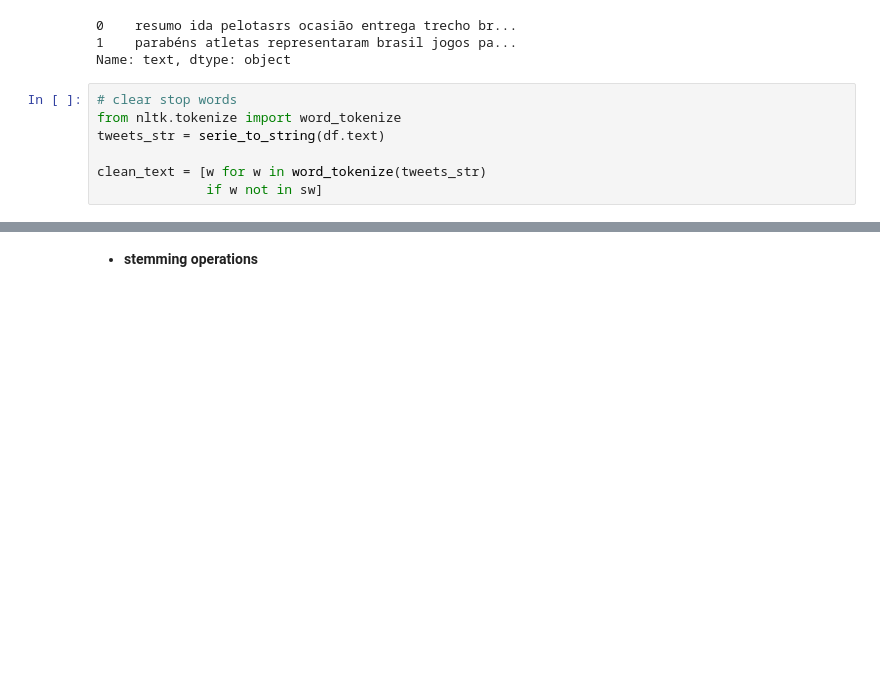
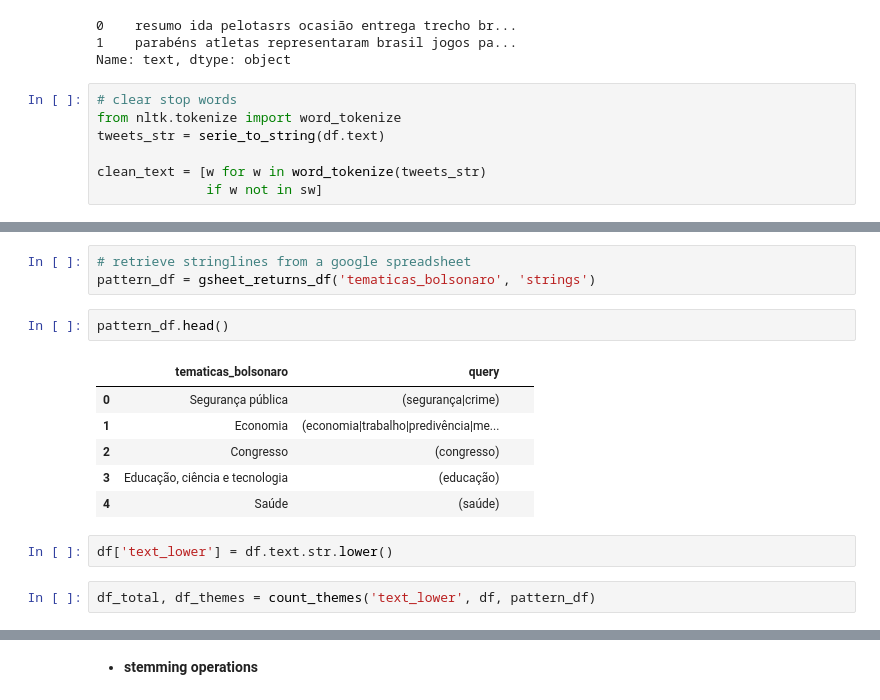
Before and after one commit to lclarete/bozoinsights, a Jupyter notebook: tweets_bolsonaro.ipynb, the cells around one changed output, grey strips where cells are left out. Drawn from its saved outputs; the diff is of its cells as text; blank space fills up the shorter version.

```diff
--- a/tweets_bolsonaro.ipynb
+++ b/tweets_bolsonaro.ipynb
@@ -147,0 +195,16 @@ count_words(df.text)
+# %%
+# retrieve stringlines from a google spreadsheet
+pattern_df = gsheet_returns_df('tematicas_bolsonaro', 'strings')
+# %%
+pattern_df.head()
+# %% [output]
+|  | tematicas_bolsonaro | query |  |  |
+| 0 | Segurança pública | (segurança|crime) |  |  |
+| 1 | Economia | (economia|trabalho|predivência|me... |  |  |
+| 2 | Congresso | (congresso) |  |  |
+| 3 | Educação, ciência e tecnologia | (educação) |  |  |
+| 4 | Saúde | (saúde) |  |  |
+# %%
+df['text_lower'] = df.text.str.lower()
+# %%
+df_total, df_themes = count_themes('text_lower', df, pattern_df)
```
Also changed, not shown: parts of 39 cells of this notebook.
